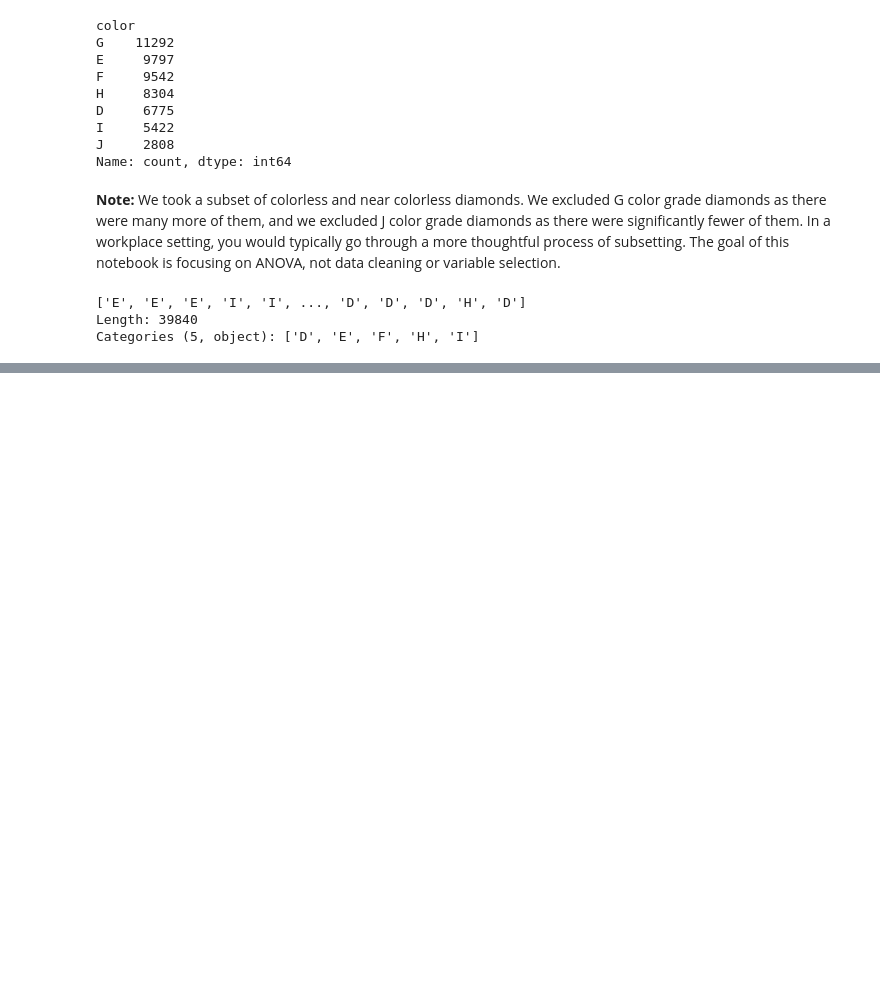
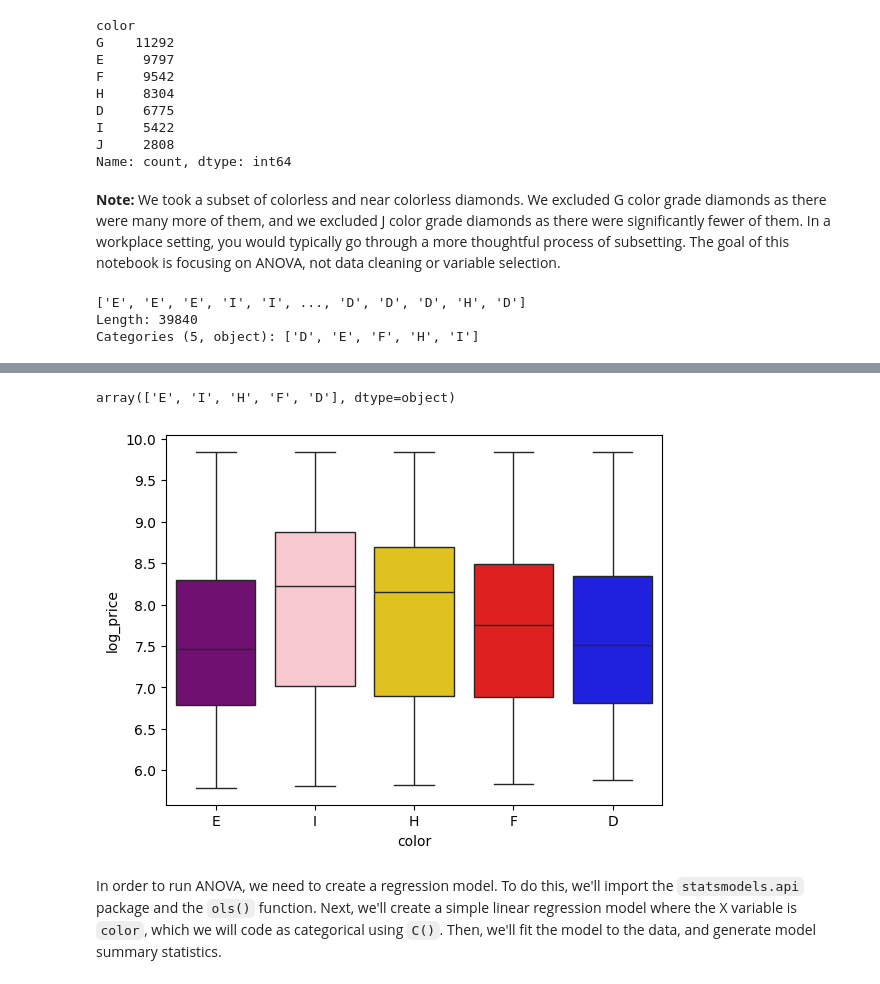
Before and after one commit to PrincelyKitilya/Linear-Regression-assumptions-tests, a Jupyter notebook: Anova_tesing/one_way_two_way_annova.ipynb, the cells around one changed output, grey strips where cells are left out. Drawn from its saved outputs; the diff is of its cells as text; code cells hidden in the pictures; blank space fills up the shorter version.

```diff
--- a/Anova_tesing/one_way_two_way_annova.ipynb
+++ b/Anova_tesing/one_way_two_way_annova.ipynb
@@ -70,0 +108,3 @@ Categories (5, object): ['D', 'E', 'F', 'H', 'I']
+# %%
+# saving dimonds csv file as diamonds
+diamonds = pd.read_csv("diamonds.csv")
@@ -70,0 +125,24 @@ Categories (5, object): ['D', 'E', 'F', 'H', 'I']
+# %%
+diamonds["color"].unique()
+# %% [output]
+array(['E', 'I', 'H', 'F', 'D'], dtype=object)
+# %%
+# creating a boxplot to show distribution of rpice by color grade
+sns.boxplot(x="color",
+            y="log_price",
+            data=diamonds,
+            hue="color",
+            palette={
+                'E': 'purple',
+                'I': 'pink',
+                'H': 'gold',
+                'F':'red',
+                'D':'blue'
+                }
+            )
+plt.show()
+#it is important to assign hue="color" before passing palettes
+# %% [output]
+[figure, added]
+# %% [markdown]
+In order to run ANOVA, we need to create a regression model. To do this, we'll import the `statsmodels.api` package and the `ols()` function. Next, we'll create a simple linear regression model where the X variable is `color`, which we will code as categorical using `C()`. Then, we'll fit the model to the data, and generate model summary statistics.
```
Also changed, not shown: parts of 13 cells of this notebook, 1 other file.
